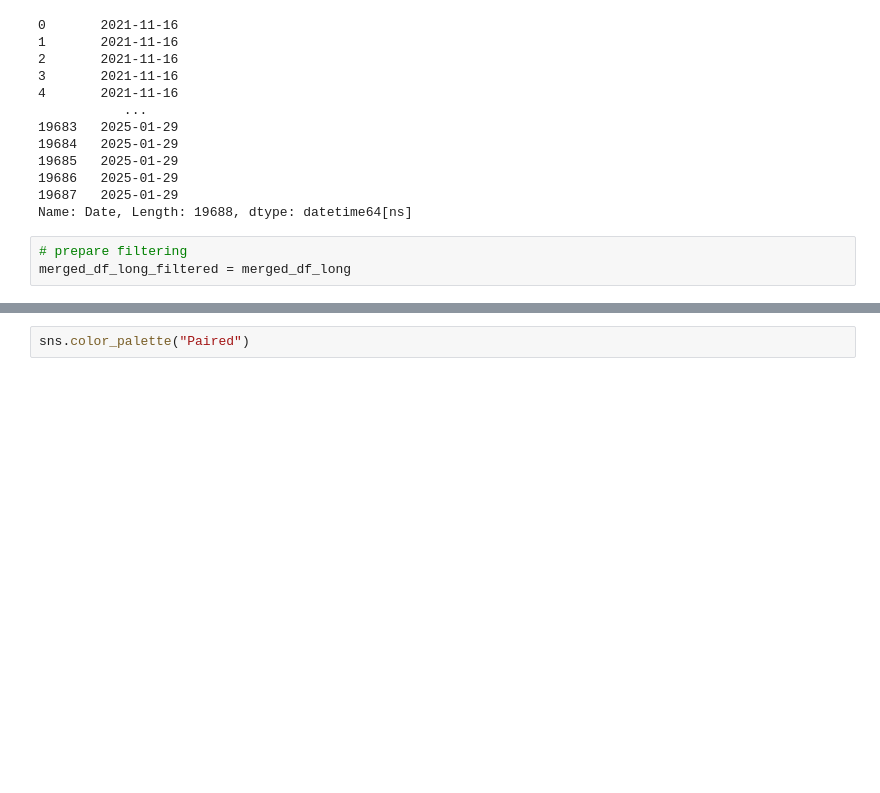
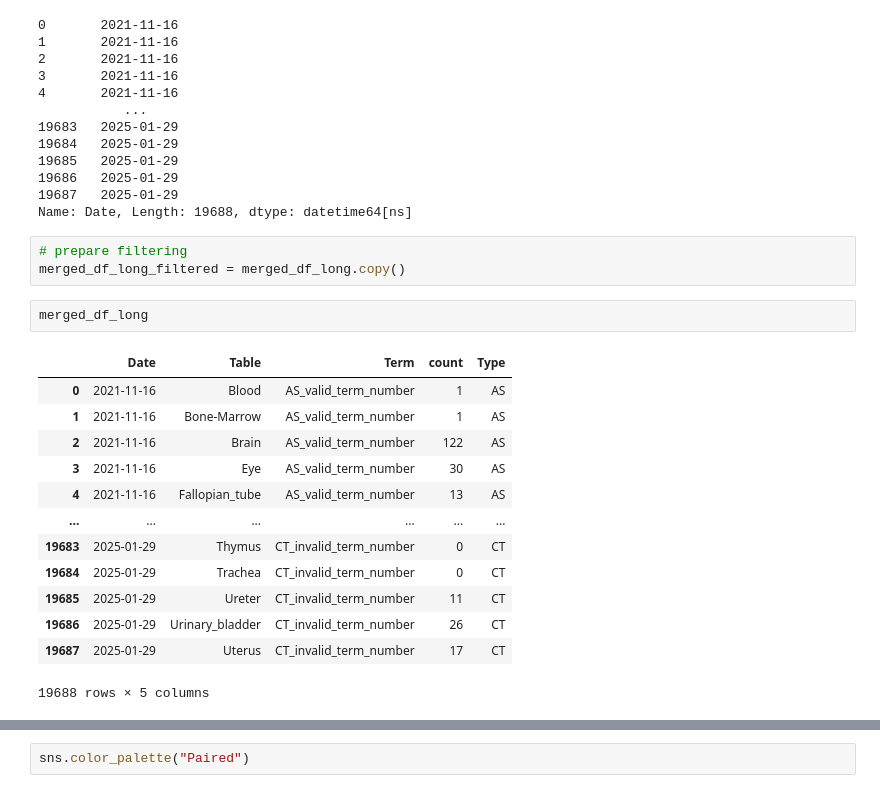
Before and after one commit to cns-iu/hra-kg-supporting-information, a Jupyter notebook: notebooks/hra-kg-technical-validation.ipynb, the cells around one changed output, grey strips where cells are left out. Cells and saved outputs as stored; diff of their text form; blank space fills up the shorter version.

```diff
--- a/notebooks/hra-kg-technical-validation.ipynb
+++ b/notebooks/hra-kg-technical-validation.ipynb
@@ -446,4 +430,20 @@ merged_df_long['Date']
 Name: Date, Length: 19688, dtype: datetime64[ns]
 # %%
 # prepare filtering
-merged_df_long_filtered = merged_df_long
+merged_df_long_filtered = merged_df_long.copy()
+# %%
+merged_df_long
+# %% [output]
+|  | Date | Table | Term | count | Type |
+| 0 | 2021-11-16 | Blood | AS_valid_term_number | 1 | AS |
+| 1 | 2021-11-16 | Bone-Marrow | AS_valid_term_number | 1 | AS |
+| 2 | 2021-11-16 | Brain | AS_valid_term_number | 122 | AS |
+| 3 | 2021-11-16 | Eye | AS_valid_term_number | 30 | AS |
+| 4 | 2021-11-16 | Fallopian_tube | AS_valid_term_number | 13 | AS |
+| ... | ... | ... | ... | ... | ... |
+| 19683 | 2025-01-29 | Thymus | CT_invalid_term_number | 0 | CT |
+| 19684 | 2025-01-29 | Trachea | CT_invalid_term_number | 0 | CT |
+| 19685 | 2025-01-29 | Ureter | CT_invalid_term_number | 11 | CT |
+| 19686 | 2025-01-29 | Urinary_bladder | CT_invalid_term_number | 26 | CT |
+| 19687 | 2025-01-29 | Uterus | CT_invalid_term_number | 17 | CT |
+19688 rows × 5 columns
```
Also changed, not shown: parts of 9 cells of this notebook, 2 other files.
